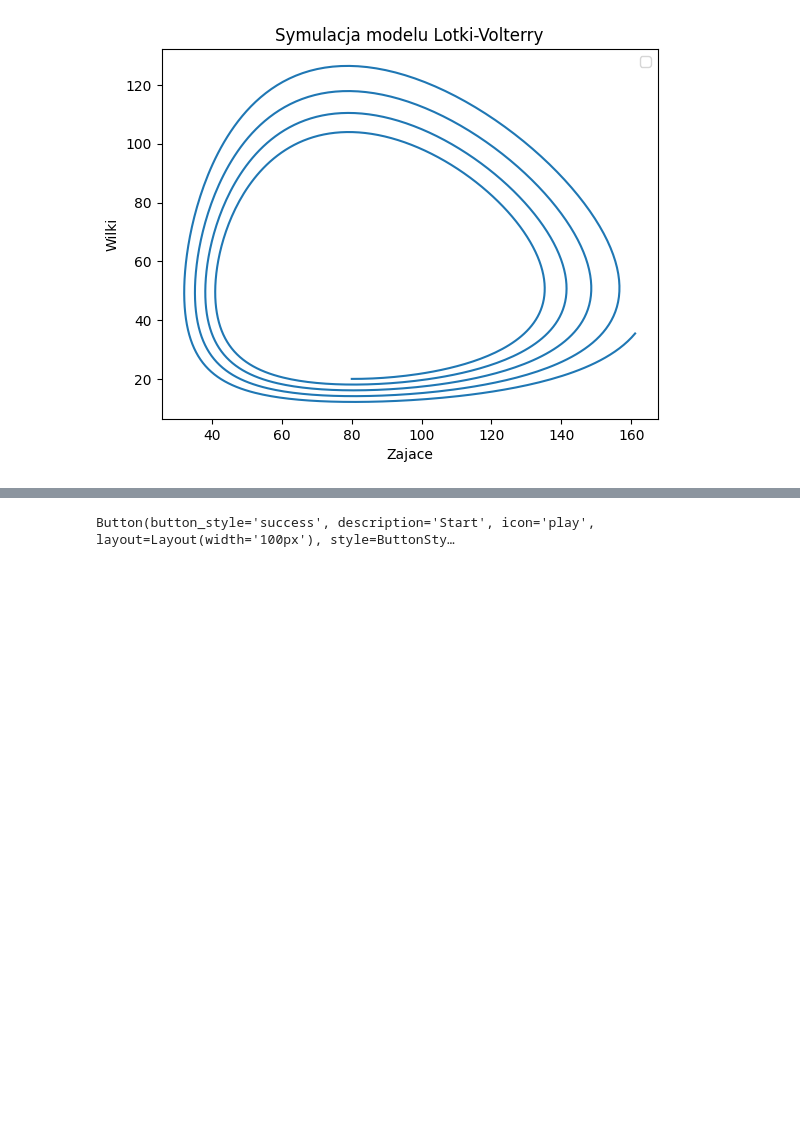
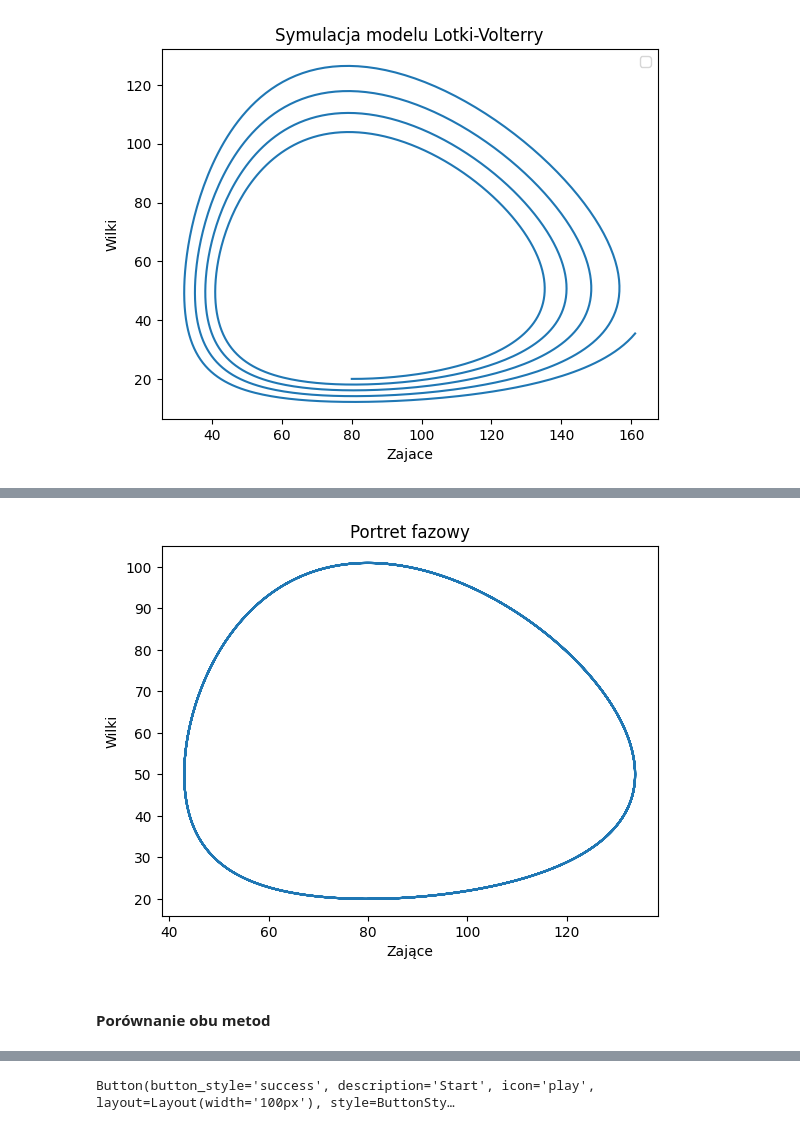
Before and after one commit to rafglo/ODE, a Jupyter notebook: projekt.ipynb, the cells around one changed output, grey strips where cells are left out. Saved outputs shown, nothing was run; the diff lists cells and outputs as text; code cells hidden in the pictures; blank space fills up the shorter version.

```diff
--- a/projekt.ipynb
+++ b/projekt.ipynb
@@ -217,0 +290,10 @@ f
+# %%
+plt.title("Portret fazowy")
+plt.xlabel("Zające")
+plt.ylabel("Wilki")
+plt.plot(Z_rk, W_rk)
+plt.show()
+# %% [output]
+[figure, added]
+# %% [markdown]
+#### **Porównanie obu metod**
```
Also changed, not shown: parts of 23 cells of this notebook, 3 other files.
